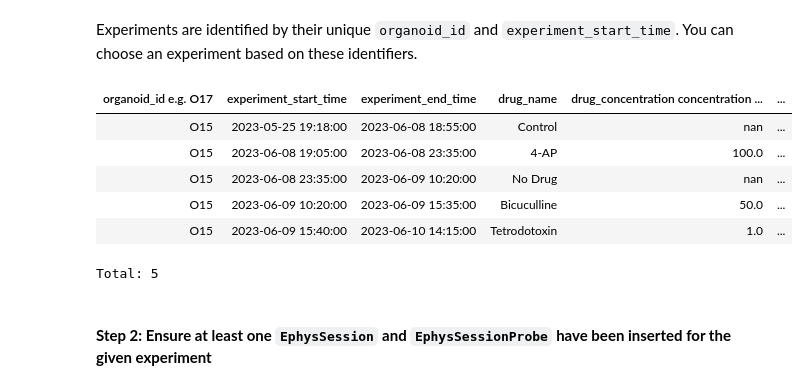
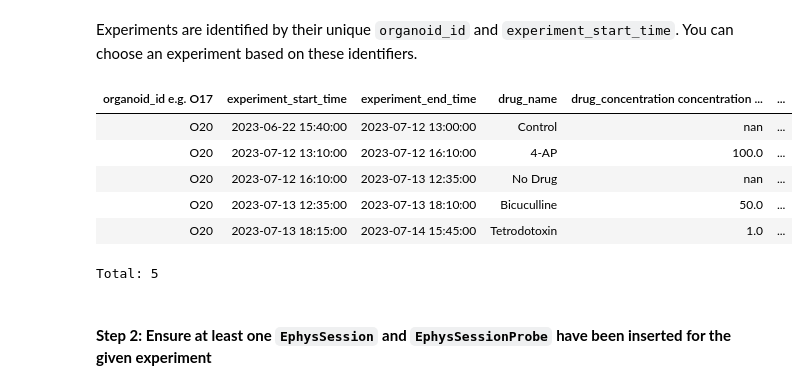
Before and after one commit to judewerth/utah_organoids, a Jupyter notebook: notebooks/CREATE_new_MUA_session.ipynb, the cells around one changed output. Drawn from its saved outputs; the diff is of its cells as text; code cells hidden in the pictures.

```diff
--- a/notebooks/CREATE_new_MUA_session.ipynb
+++ b/notebooks/CREATE_new_MUA_session.ipynb
@@ -83,20 +86,20 @@ Total: 136
 # %% [markdown]
 Experiments are identified by their unique `organoid_id` and `experiment_start_time`. You can choose an experiment based on these identifiers.
 # %%
-organoid_id = "O15"
+organoid_id = "O20"
 
 exp_key = {
     "organoid_id": organoid_id,
 }
 
 experiment_entries & exp_key
 # %% [output]
 | organoid_id e.g. O17 | experiment_start_time | experiment_end_time | drug_name | drug_concentration concentration ... | ... |
-| O15 | 2023-05-25 19:18:00 | 2023-06-08 18:55:00 | Control | nan | ... |
-| O15 | 2023-06-08 19:05:00 | 2023-06-08 23:35:00 | 4-AP | 100.0 | ... |
-| O15 | 2023-06-08 23:35:00 | 2023-06-09 10:20:00 | No Drug | nan | ... |
-| O15 | 2023-06-09 10:20:00 | 2023-06-09 15:35:00 | Bicuculline | 50.0 | ... |
-| O15 | 2023-06-09 15:40:00 | 2023-06-10 14:15:00 | Tetrodotoxin | 1.0 | ... |
+| O20 | 2023-06-22 15:40:00 | 2023-07-12 13:00:00 | Control | nan | ... |
+| O20 | 2023-07-12 13:10:00 | 2023-07-12 16:10:00 | 4-AP | 100.0 | ... |
+| O20 | 2023-07-12 16:10:00 | 2023-07-13 12:35:00 | No Drug | nan | ... |
+| O20 | 2023-07-13 12:35:00 | 2023-07-13 18:10:00 | Bicuculline | 50.0 | ... |
+| O20 | 2023-07-13 18:15:00 | 2023-07-14 15:45:00 | Tetrodotoxin | 1.0 | ... |
 Total: 5
 # %%
 drug_name = "Control"
```
Also changed, not shown: parts of 9 cells of this notebook, 7 other files.
